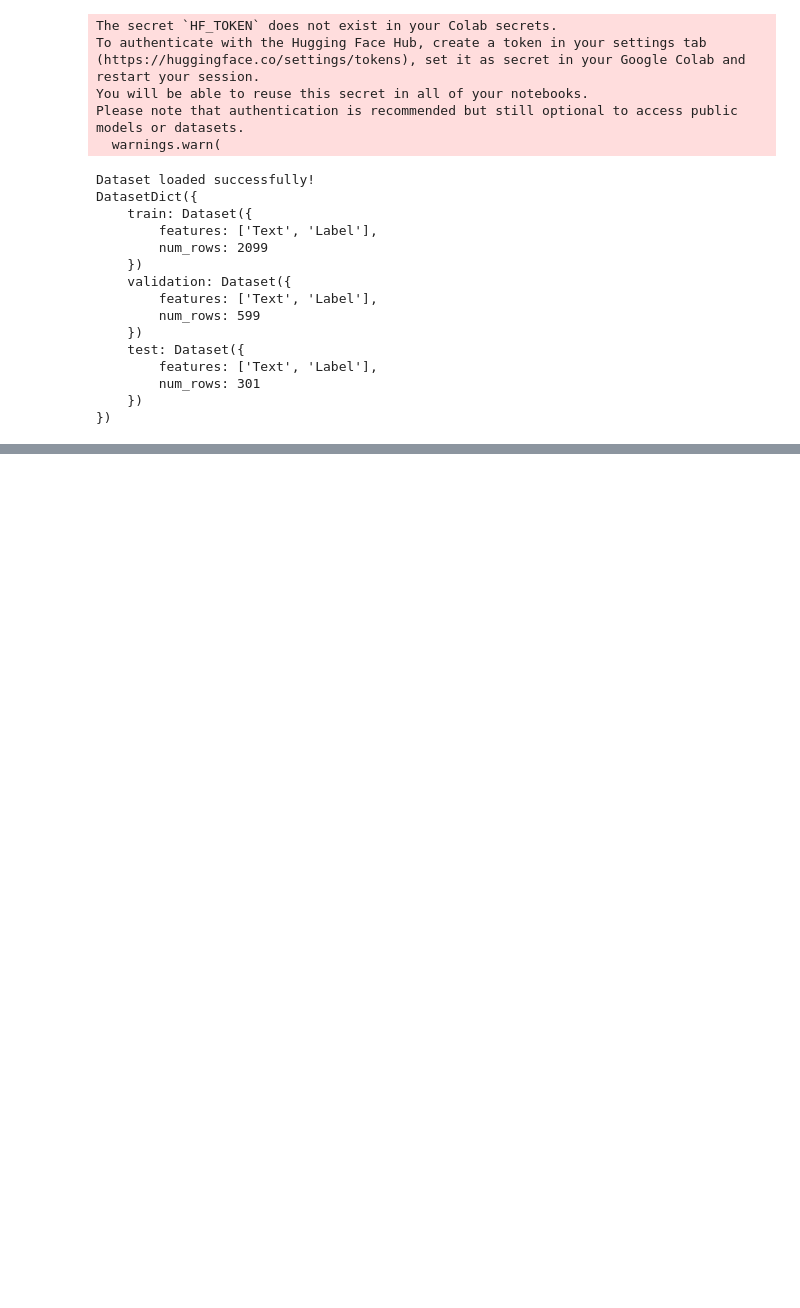
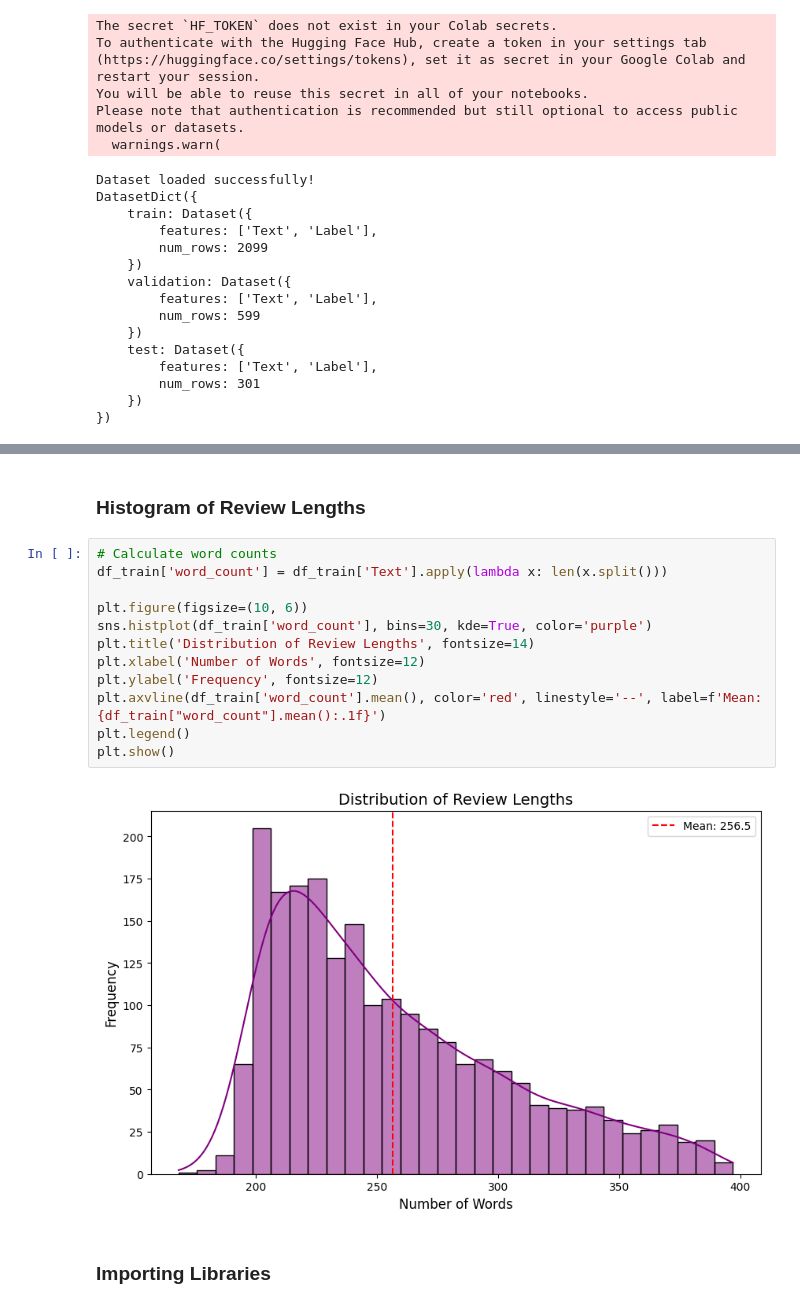
Before and after one commit to PrashunaBuddhacharya/Coursework, a Jupyter notebook: AppliedML_TextClassification_Prashuna.ipynb, the cells around one changed output, grey strips where cells are left out. Cells and saved outputs as stored; diff of their text form; blank space fills up the shorter version.

```diff
--- a/AppliedML_TextClassification_Prashuna.ipynb
+++ b/AppliedML_TextClassification_Prashuna.ipynb
@@ -158,0 +151,18 @@ NameError: name 'my_train_df' is not defined
+# %% [markdown]
+### Histogram of Review Lengths
+# %%
+# Calculate word counts
+df_train['word_count'] = df_train['Text'].apply(lambda x: len(x.split()))
+
+plt.figure(figsize=(10, 6))
+sns.histplot(df_train['word_count'], bins=30, kde=True, color='purple')
+plt.title('Distribution of Review Lengths', fontsize=14)
+plt.xlabel('Number of Words', fontsize=12)
+plt.ylabel('Frequency', fontsize=12)
+plt.axvline(df_train['word_count'].mean(), color='red', linestyle='--', label=f'Mean: {df_train["word_count"].mean():.1f}')
+plt.legend()
+plt.show()
+# %% [output]
+[figure, added]
+# %% [markdown]
+### Importing Libraries
```
Also changed, not shown: parts of 38 cells of this notebook.
